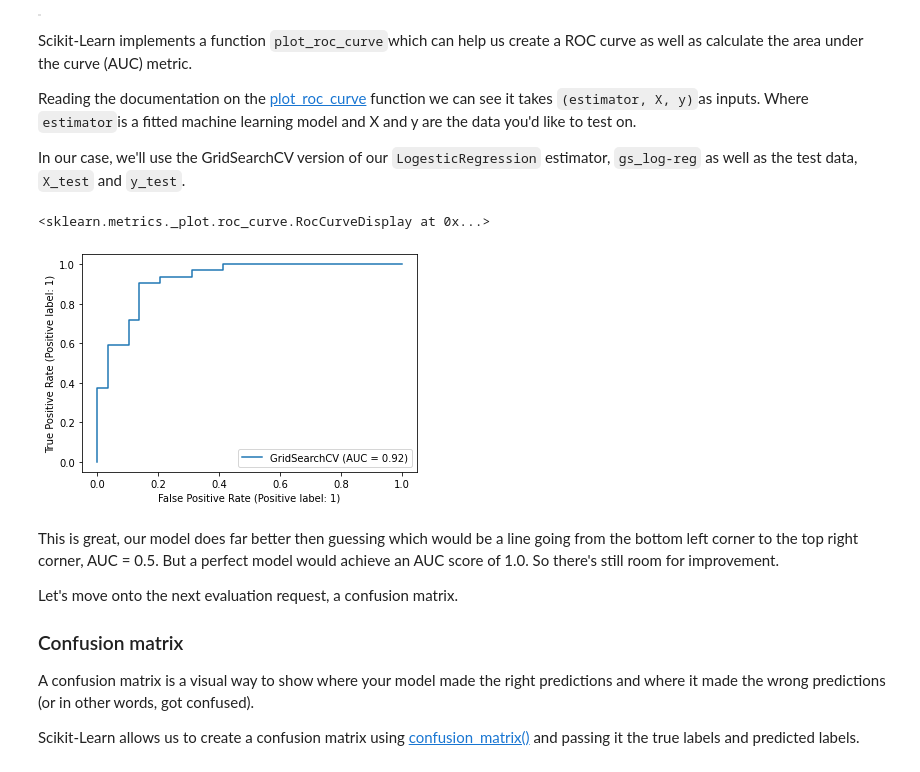
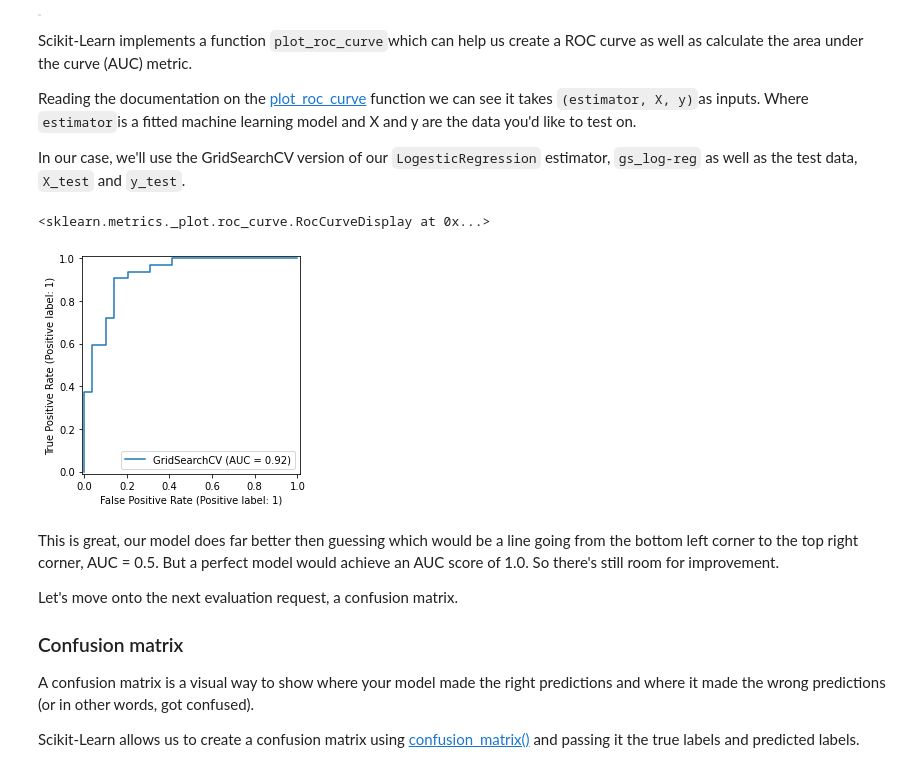
Before and after one commit to dzulaisar/machine-learning, a Jupyter notebook: PYTHON/prediction/heart-disease/heart-disease-classification.ipynb, the cells around one changed output. Drawn from its saved outputs; the diff is of its cells as text; code cells hidden in the pictures.

```diff
--- a/PYTHON/prediction/heart-disease/heart-disease-classification.ipynb
+++ b/PYTHON/prediction/heart-disease/heart-disease-classification.ipynb
@@ -1147,10 +1148,10 @@ Reading the documentation on the [plot_roc_curve](https://scikit-learn.org/stabl
 In our case, we'll use the GridSearchCV version of our `LogesticRegression` estimator, `gs_log-reg` as well as the test data, `X_test` and `y_test`.
 # %%
 # Plot ROC curve and calculate AUC metric
-plot_roc_curve(gs_log_reg, X_test, y_test)
+RocCurveDisplay.from_estimator(gs_log_reg, X_test, y_test)
 # %% [output]
 <sklearn.metrics._plot.roc_curve.RocCurveDisplay at 0x...>
-[figure, old version]
+[figure, new version]
 # %% [markdown]
 This is great, our model does far better then guessing which would be a line going from the bottom left corner to the top right corner, AUC = 0.5. But a perfect model would achieve an AUC score of 1.0. So there's still room for improvement.
 
```
Also changed, not shown: parts of 5 cells of this notebook, 5 other files.
